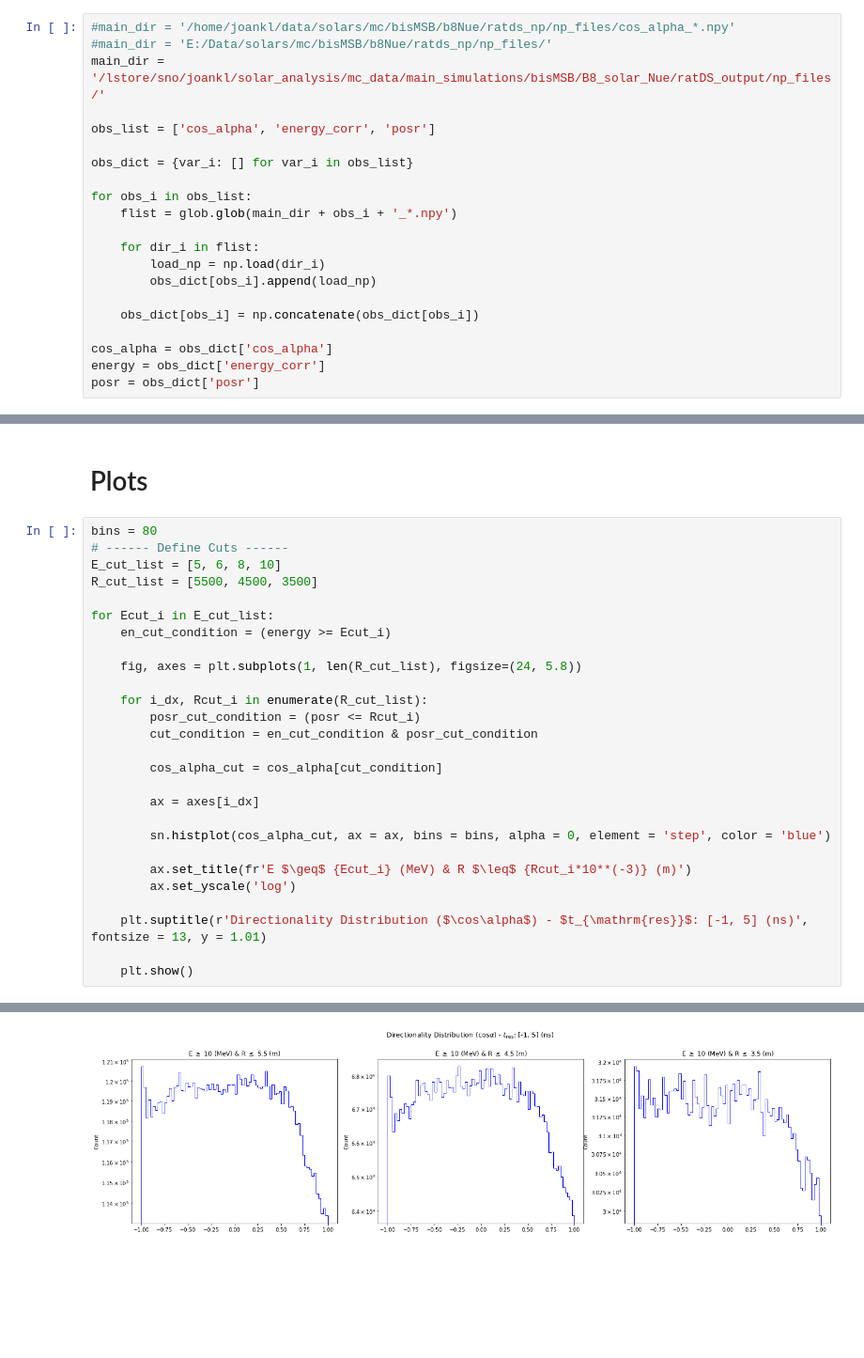
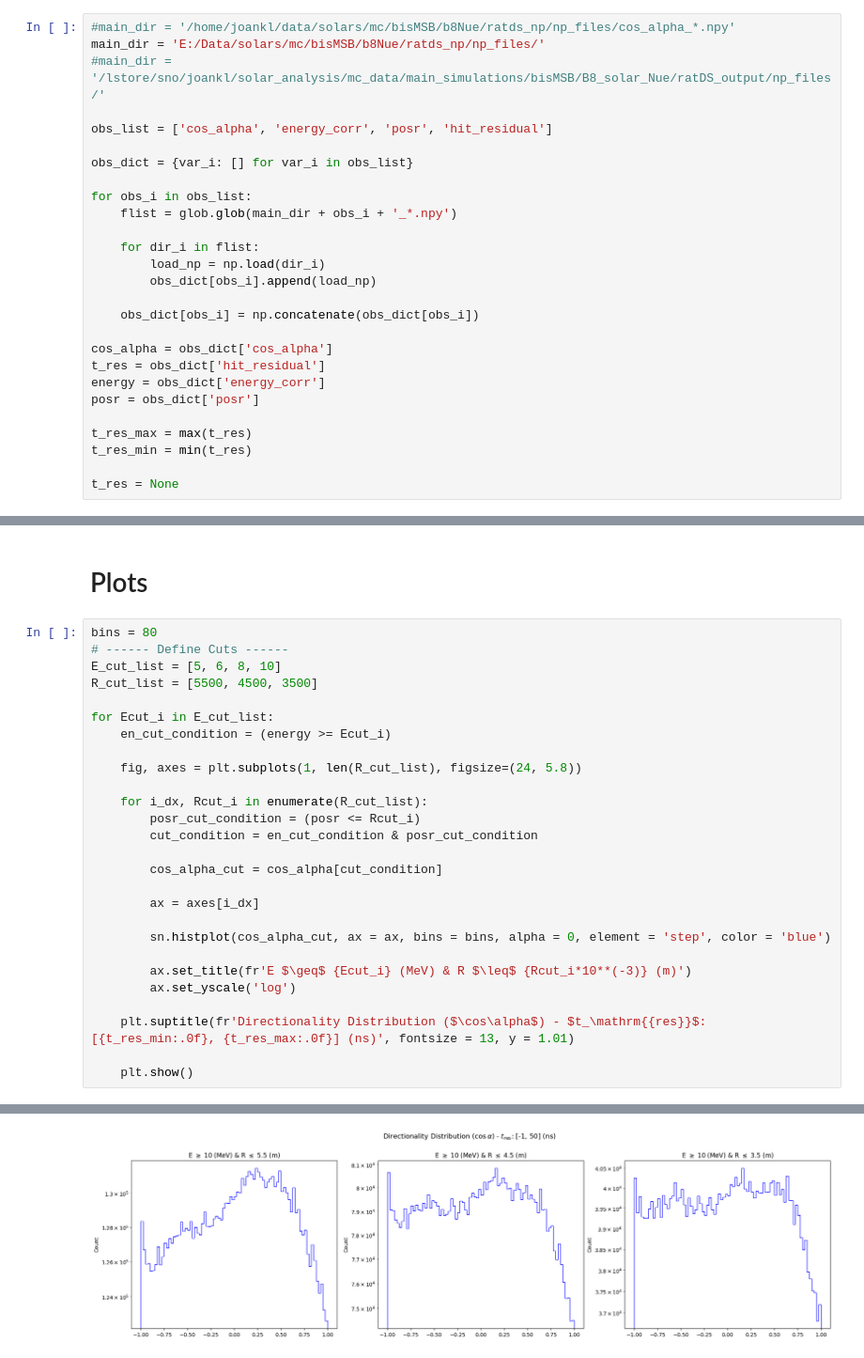
Before and after one commit to joankl/Solar-Neutrinos-Project, a Jupyter notebook: mc data analysis/bisMSB/directionality_distribution.ipynb, the cells around one changed output, grey strips where cells are left out. Shown at 94% size. Cells and saved outputs as stored; diff of their text form; blank space fills up the shorter version.

Commit message:
Updating analysis

```diff
--- a/mc data analysis/bisMSB/directionality_distribution.ipynb
+++ b/mc data analysis/bisMSB/directionality_distribution.ipynb
@@ -9,10 +9,10 @@ import matplotlib.pyplot as plt
 # Load Data
 # %%
 #main_dir = '/home/joankl/data/solars/mc/bisMSB/b8Nue/ratds_np/np_files/cos_alpha_*.npy'
-#main_dir = 'E:/Data/solars/mc/bisMSB/b8Nue/ratds_np/np_files/'
-main_dir = '/lstore/sno/joankl/solar_analysis/mc_data/main_simulations/bisMSB/B8_solar_Nue/ratDS_output/np_files/'
+main_dir = 'E:/Data/solars/mc/bisMSB/b8Nue/ratds_np/np_files/'
+#main_dir = '/lstore/sno/joankl/solar_analysis/mc_data/main_simulations/bisMSB/B8_solar_Nue/ratDS_output/np_files/'
 
-obs_list = ['cos_alpha', 'energy_corr', 'posr']
+obs_list = ['cos_alpha', 'energy_corr', 'posr', 'hit_residual']
 
 obs_dict = {var_i: [] for var_i in obs_list}
 
@@ -26,8 +26,14 @@ for obs_i in obs_list:
     obs_dict[obs_i] = np.concatenate(obs_dict[obs_i])
 
 cos_alpha = obs_dict['cos_alpha']
+t_res = obs_dict['hit_residual']
 energy = obs_dict['energy_corr']
 posr = obs_dict['posr']
+
+t_res_max = max(t_res)
+t_res_min = min(t_res)
+
+t_res = None
 # %%
 cos_alpha.shape
 # %% [output]
@@ -58,7 +64,7 @@ for Ecut_i in E_cut_list:
         ax.set_title(fr'E $\geq$ {Ecut_i} (MeV) & R $\leq$ {Rcut_i*10**(-3)} (m)')
         ax.set_yscale('log')
 
-    plt.suptitle(r'Directionality Distribution ($\cos\alpha$) - $t_{\mathrm{res}}$: [-1, 5] (ns)', fontsize = 13, y = 1.01)
+    plt.suptitle(fr'Directionality Distribution ($\cos\alpha$) - $t_\mathrm{{res}}$: [{t_res_min:.0f}, {t_res_max:.0f}] (ns)', fontsize = 13, y = 1.01)
 
     plt.show()
 # %% [output]
@@ -68 +74 @@ for Ecut_i in E_cut_list:
-[figure, old version]
+[figure, new version]
```
Also changed, not shown: parts of 3 cells of this notebook, 1 other file.
